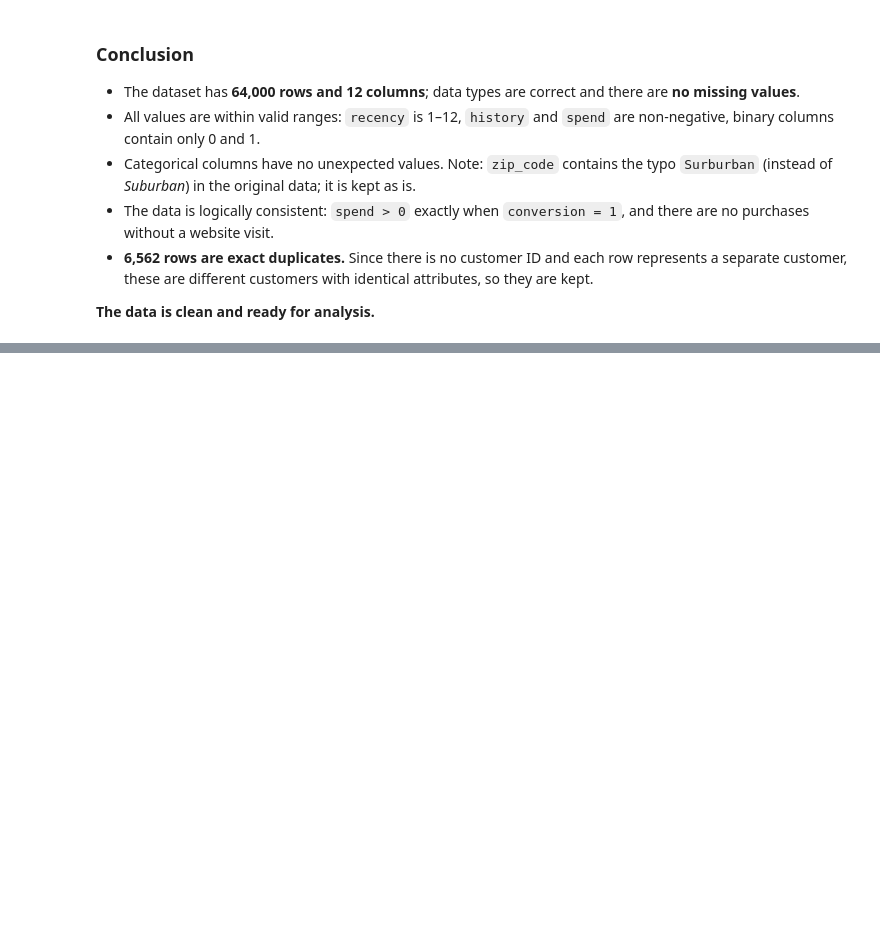
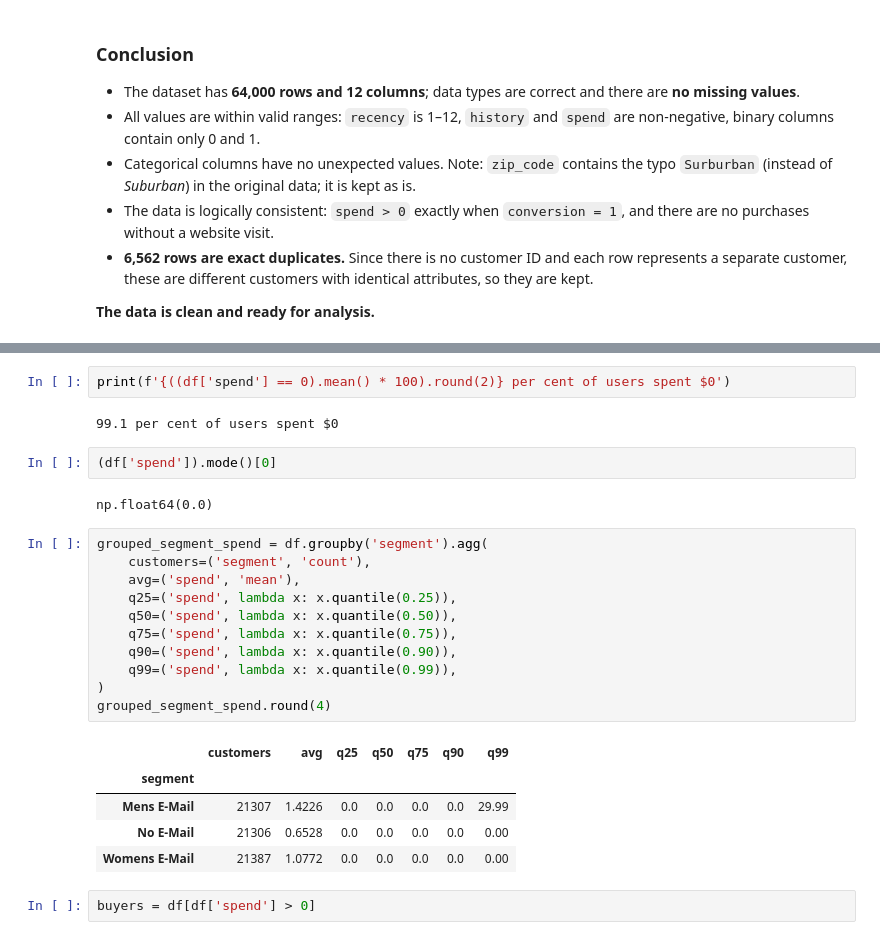
Before and after one commit to TemurRikhsitillaev/hillstrom-ab-test, a Jupyter notebook: notebook/hillstrom_ab_test.ipynb, the cells around one changed output, grey strips where cells are left out. Cells and saved outputs as stored; diff of their text form; blank space fills up the shorter version.

```diff
--- a/notebook/hillstrom_ab_test.ipynb
+++ b/notebook/hillstrom_ab_test.ipynb
@@ -165,0 +180,27 @@ np.int64(6562)
+# %%
+print(f'{((df['spend'] == 0).mean() * 100).round(2)} per cent of users spent $0')
+# %% [output]
+99.1 per cent of users spent $0
+# %%
+(df['spend']).mode()[0]
+# %% [output]
+np.float64(0.0)
+# %%
+grouped_segment_spend = df.groupby('segment').agg(
+    customers=('segment', 'count'),
+    avg=('spend', 'mean'),
+    q25=('spend', lambda x: x.quantile(0.25)),
+    q50=('spend', lambda x: x.quantile(0.50)),
+    q75=('spend', lambda x: x.quantile(0.75)),
+    q90=('spend', lambda x: x.quantile(0.90)),
+    q99=('spend', lambda x: x.quantile(0.99)),
+)
+grouped_segment_spend.round(4)
+# %% [output]
+|  | customers | avg | q25 | q50 | q75 | q90 | q99 |
+| segment |  |  |  |  |  |  |  |
+| Mens E-Mail | 21307 | 1.4226 | 0.0 | 0.0 | 0.0 | 0.0 | 29.99 |
+| No E-Mail | 21306 | 0.6528 | 0.0 | 0.0 | 0.0 | 0.0 | 0.00 |
+| Womens E-Mail | 21387 | 1.0772 | 0.0 | 0.0 | 0.0 | 0.0 | 0.00 |
+# %%
+buyers = df[df['spend'] > 0]
```
Also changed, not shown: parts of 13 cells of this notebook.
